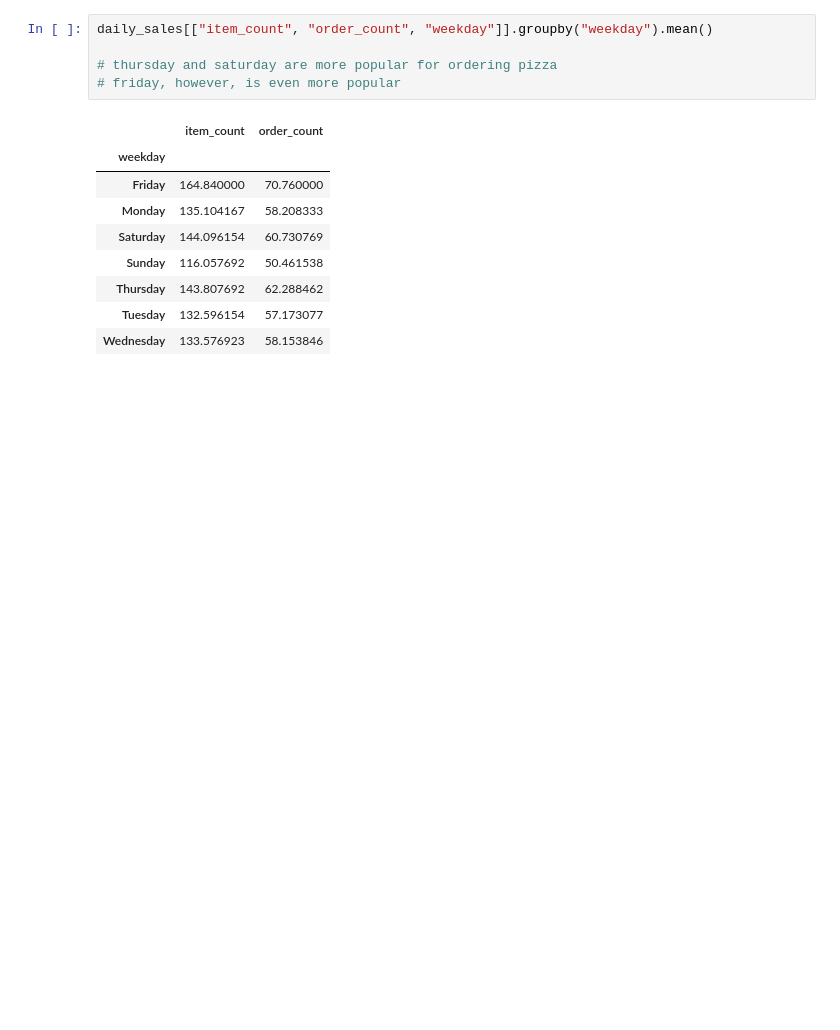
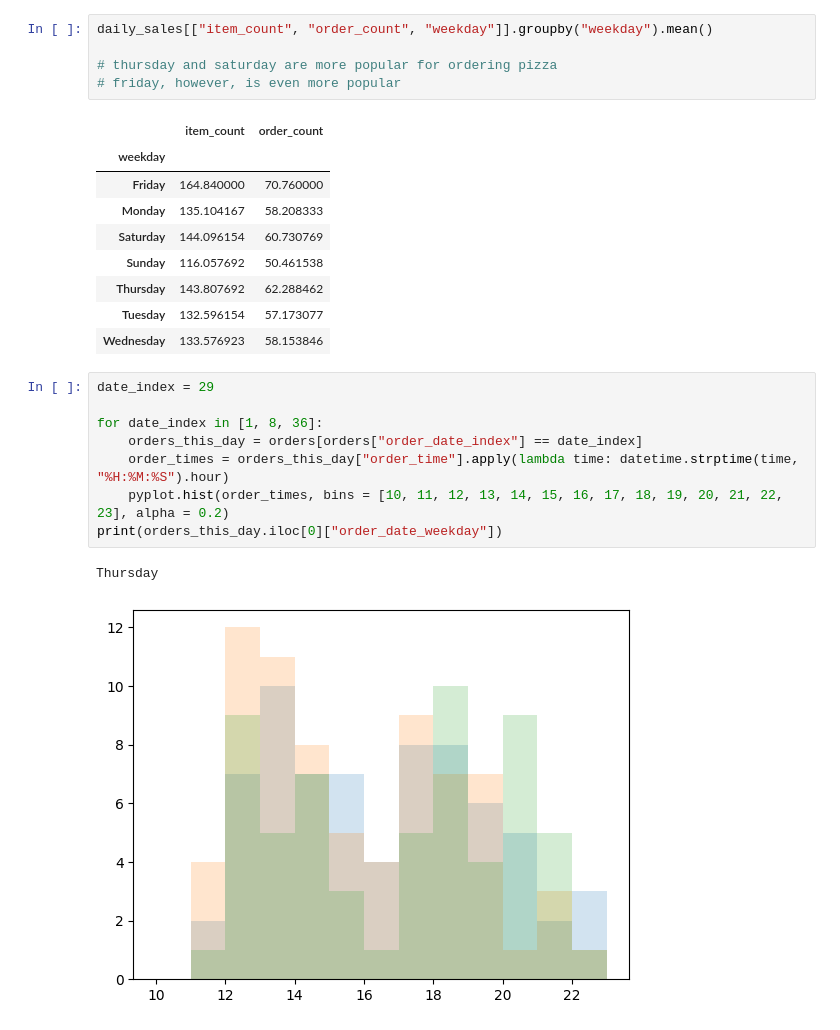
Before and after one commit to spencers145/pizza-study, a Jupyter notebook: study.ipynb, the cells around one changed output. Drawn from its saved outputs; the diff is of its cells as text; blank space fills up the shorter version.

Commit message:
Further Studied Weekday Ordering Habits

```diff
--- a/study.ipynb
+++ b/study.ipynb
@@ -197,3 +199,14 @@ daily_sales[["item_count", "order_count", "weekday"]].groupby("weekday").mean()
 | Thursday | 143.807692 | 62.288462 |
 | Tuesday | 132.596154 | 57.173077 |
 | Wednesday | 133.576923 | 58.153846 |
+# %%
+date_index = 29
+
+for date_index in [1, 8, 36]:
+    orders_this_day = orders[orders["order_date_index"] == date_index]
+    order_times = orders_this_day["order_time"].apply(lambda time: datetime.strptime(time, "%H:%M:%S").hour)
+    pyplot.hist(order_times, bins = [10, 11, 12, 13, 14, 15, 16, 17, 18, 19, 20, 21, 22, 23], alpha = 0.2)
+print(orders_this_day.iloc[0]["order_date_weekday"])
+# %% [output]
+Thursday
+[figure, added]
```
Also changed, not shown: parts of 3 cells of this notebook.
